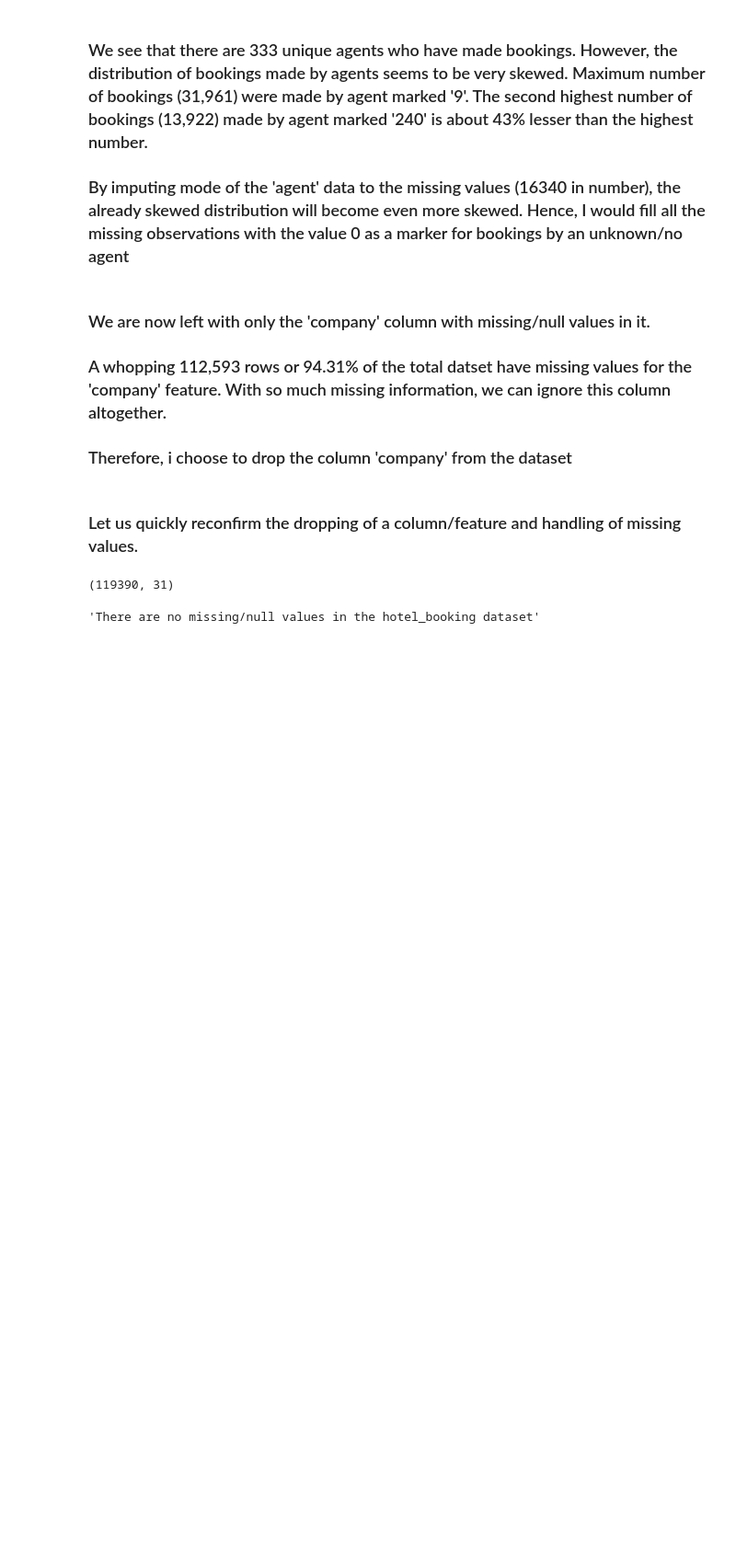
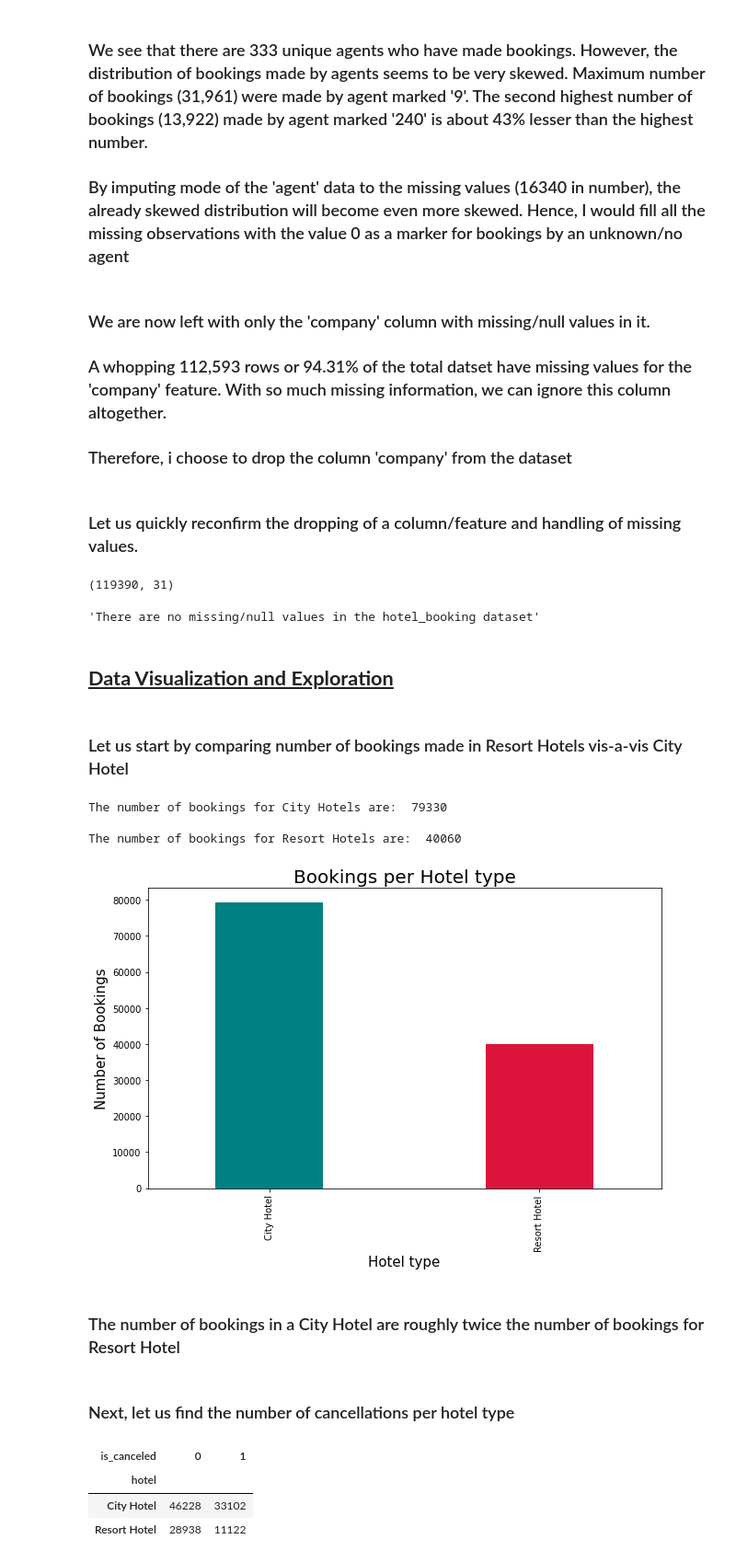
Before and after one commit to priyaregit/EDA_Hotel-Booking, a Jupyter notebook: Hotel_Booking_Analysis_EDA_Capstone_Project.ipynb, the cells around one changed output. Shown at 92% size. Cells and saved outputs as stored; diff of their text form; code cells hidden in the pictures; blank space fills up the shorter version.

```diff
--- a/Hotel_Booking_Analysis_EDA_Capstone_Project.ipynb
+++ b/Hotel_Booking_Analysis_EDA_Capstone_Project.ipynb
@@ -366,3 +408,7 @@ hotel_booking.shape
 missing()
 # %% [output]
 'There are no missing/null values in the hotel_booking dataset'
+# %% [markdown]
+## <b><u> Data Visualization and Exploration
+# %% [markdown]
+### Let us start by comparing number of bookings made in Resort Hotels vis-a-vis City Hotel
@@ -368,0 +417,43 @@ missing()
+# %%
+# Finding the count of each hotel type
+
+hotel_type = hotel_booking["hotel"].value_counts()
+city_hotels = hotel_type[0]
+resort_hotels = hotel_type[1]
+
+# Printing the count of each hotel type
+
+print("The number of bookings for City Hotels are: ", city_hotels)
+print()
+print("The number of bookings for Resort Hotels are: ", resort_hotels)
+# %% [output]
+The number of bookings for City Hotels are:  79330
+
+The number of bookings for Resort Hotels are:  40060
+# %%
+# Bar plot to visualize bookings by hotel_type
+hotel_type.plot.bar(width = 0.4, color = ['teal', 'crimson'])
+
+# Giving title and labels to the plot
+plt.title('Bookings per Hotel type', fontsize = 20)
+plt.ylabel('Number of Bookings', fontsize = 15)
+plt.xlabel('Hotel type', fontsize = 15)
+
+# Setting the display figure size using rcParams method
+plt.rcParams['figure.figsize'] = (10, 6)
+# %% [output]
+[figure, added]
+# %% [markdown]
+### The number of bookings in a City Hotel are roughly twice the number of bookings for Resort Hotel
+# %% [markdown]
+### Next, let us find the number of cancellations per hotel type
+# %%
+# Grouping the 'hotel' by type and whether the booking 'is_cancelled'
+
+booking_cancelled = hotel_booking.groupby(['hotel','is_canceled'])['is_canceled'].count().unstack()
+booking_cancelled
+# %% [output]
+| is_canceled | 0 | 1 |
+| hotel |  |  |
+| City Hotel | 46228 | 33102 |
+| Resort Hotel | 28938 | 11122 |
```
Also changed, not shown: parts of 18 cells of this notebook.
